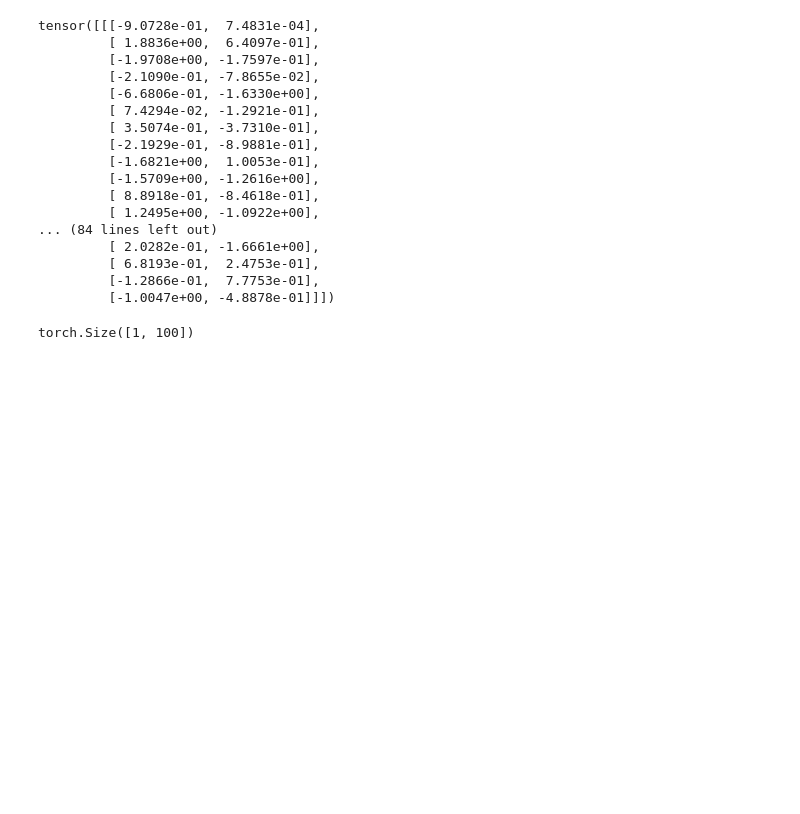
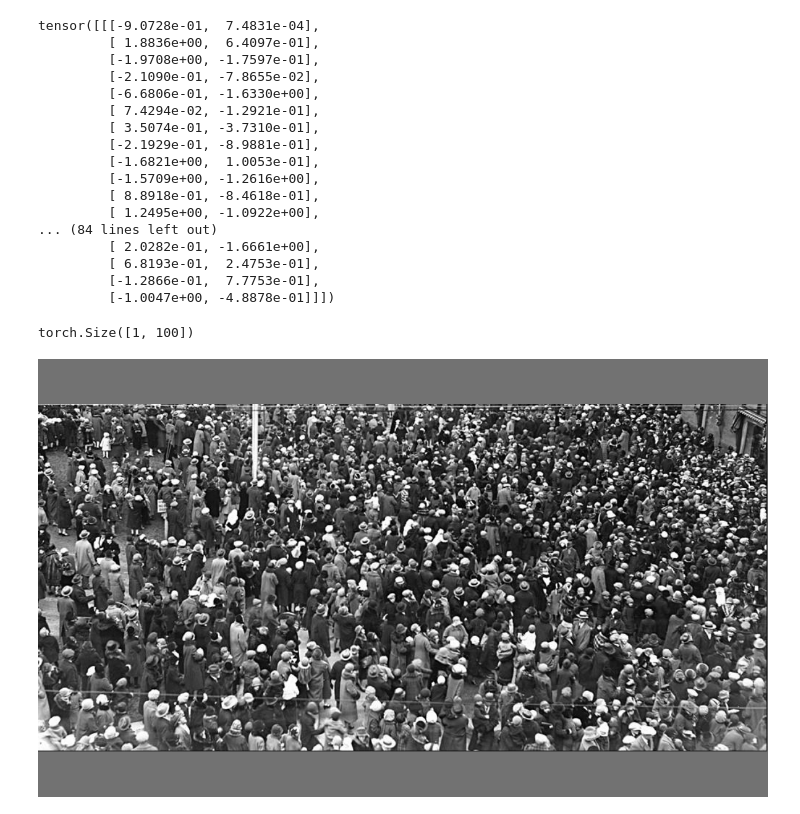
Before and after one commit to qiqihuang/crowd_p2p, a Jupyter notebook: timm_test.ipynb, the cells around one changed output. Drawn from its saved outputs; the diff is of its cells as text; code cells hidden in the pictures; blank space fills up the shorter version.

```diff
--- a/timm_test.ipynb
+++ b/timm_test.ipynb
@@ -79,0 +78,20 @@ from util.general import letterbox
+# %%
+from util.general import letterbox
+import cv2
+import torch
+import numpy as np
+from PIL import Image
+img_path = "./vis/demo1.jpg"
+img_raw = Image.open(img_path).convert('RGB')
+width, height = img_raw.size
+new_width = 1280
+new_height = 768
+numpy_image=np.array(img_raw)
+opencv_image=cv2.cvtColor(numpy_image, cv2.COLOR_RGB2BGR)
+img_raw, _, _ = letterbox(opencv_image, (768, 1280), auto=False)
+color_coverted = cv2.cvtColor(img_raw, cv2.COLOR_BGR2RGB)
+img_raw=Image.fromarray(color_coverted)
+# %%
+img_raw
+# %% [output]
+[figure, added]
```
Also changed, not shown: parts of 1 cell of this notebook, 4 other files.
